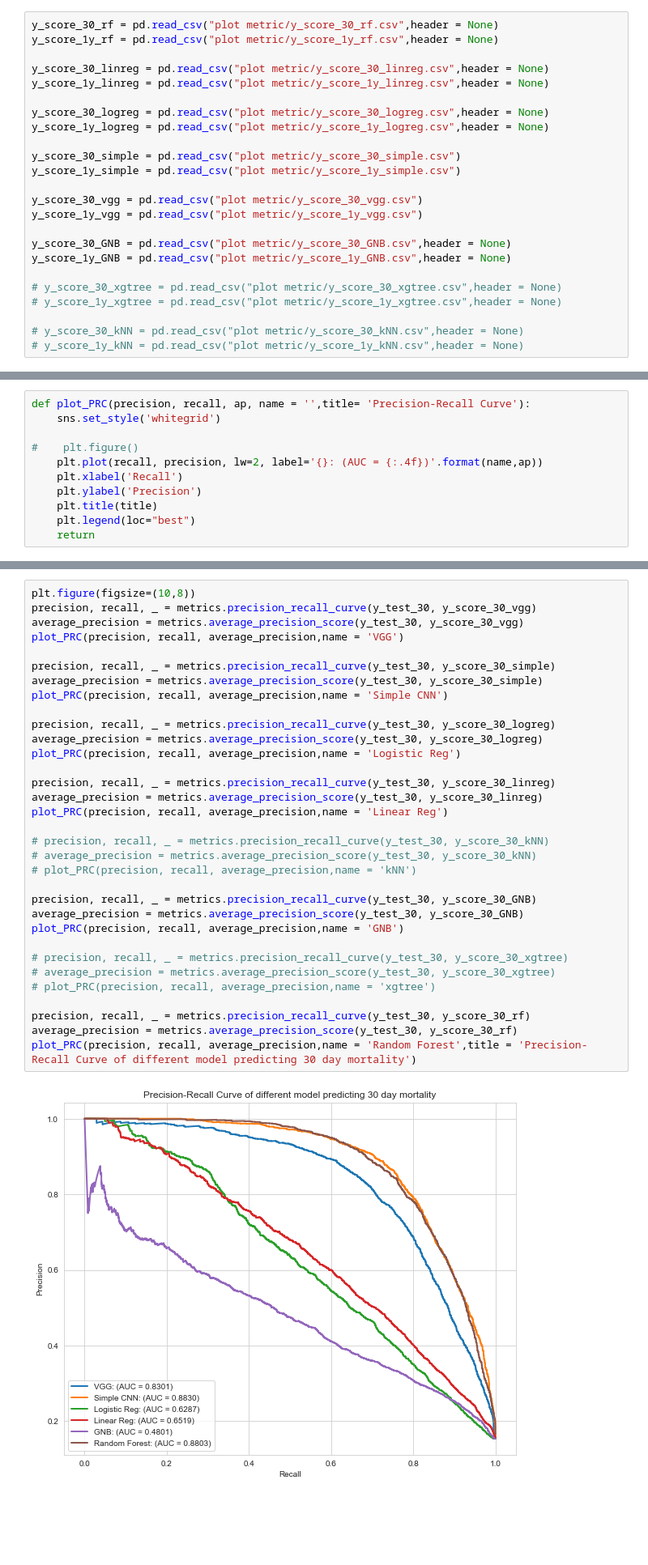
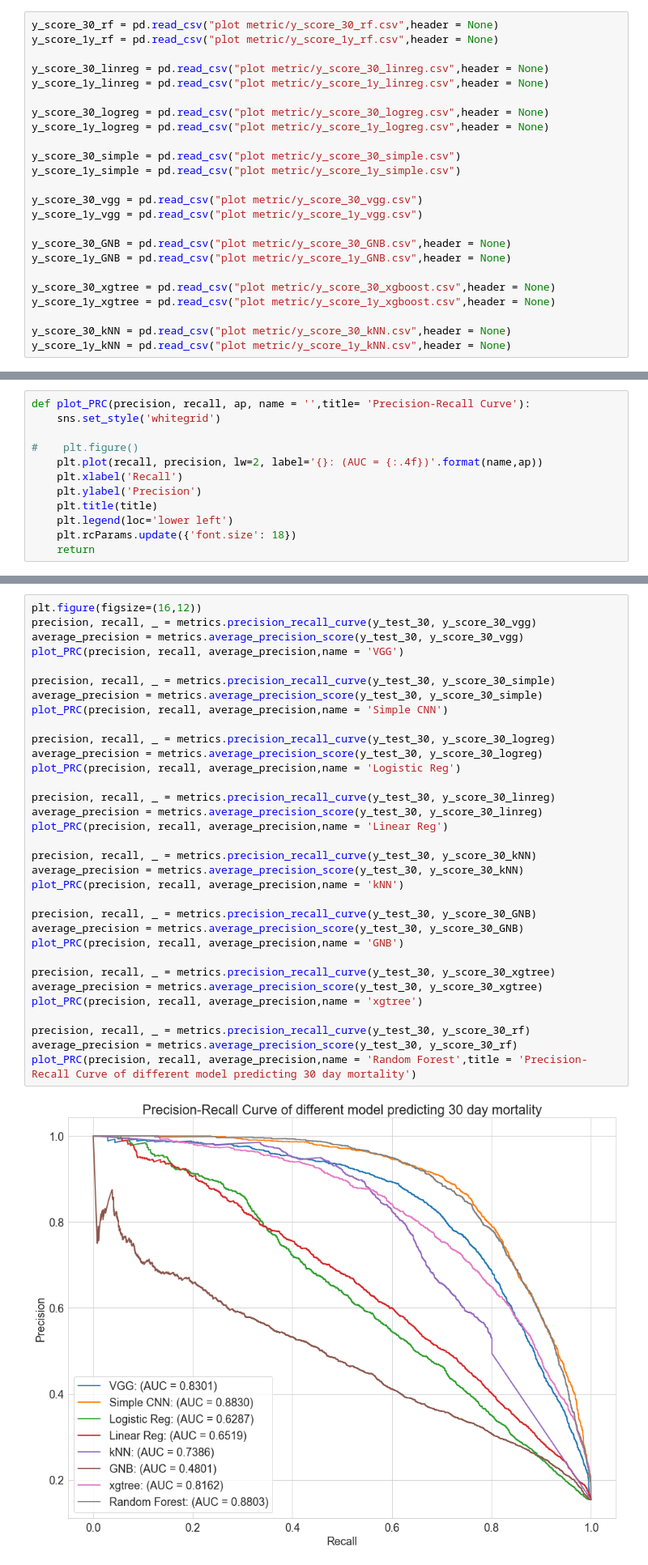
Before and after one commit to NicolasHu11/Short-Long-Term-Mortality-Prediction, a Jupyter notebook: Process Books/Plot ROC and PRC.ipynb, the cells around one changed output, grey strips where cells are left out. Shown at 81% size. Drawn from its saved outputs; the diff is of its cells as text; blank space fills up the shorter version.

```diff
--- a/Process Books/Plot ROC and PRC.ipynb
+++ b/Process Books/Plot ROC and PRC.ipynb
@@ -26,11 +26,11 @@ y_score_1y_vgg = pd.read_csv("plot metric/y_score_1y_vgg.csv")
 y_score_30_GNB = pd.read_csv("plot metric/y_score_30_GNB.csv",header = None)
 y_score_1y_GNB = pd.read_csv("plot metric/y_score_1y_GNB.csv",header = None)
 
-# y_score_30_xgtree = pd.read_csv("plot metric/y_score_30_xgtree.csv",header = None)
-# y_score_1y_xgtree = pd.read_csv("plot metric/y_score_1y_xgtree.csv",header = None)
+y_score_30_xgtree = pd.read_csv("plot metric/y_score_30_xgboost.csv",header = None)
+y_score_1y_xgtree = pd.read_csv("plot metric/y_score_1y_xgboost.csv",header = None)
 
-# y_score_30_kNN = pd.read_csv("plot metric/y_score_30_kNN.csv",header = None)
-# y_score_1y_kNN = pd.read_csv("plot metric/y_score_1y_kNN.csv",header = None)
+y_score_30_kNN = pd.read_csv("plot metric/y_score_30_kNN.csv",header = None)
+y_score_1y_kNN = pd.read_csv("plot metric/y_score_1y_kNN.csv",header = None)
 # %%
 test_1y = pd.read_csv("data_pp_test_1y.csv")
 test_30 = pd.read_csv("data_pp_test_30d.csv")
@@ -134,6 +136,7 @@ def plot_PRC(precision, recall, ap, name = '',title= 'Precision-Recall Curve'):
     plt.xlabel('Recall')
     plt.ylabel('Precision')
     plt.title(title)
-    plt.legend(loc="best")
+    plt.legend(loc='lower left')
+    plt.rcParams.update({'font.size': 18})
     return
 # %%
@@ -174,40 +177,40 @@ plot_PRC(precision, recall, average_precision,name = 'Random Forest',title = 'Pr
 # %% [markdown]
 # Plot Precision-Recall Curve of different models predicting 30 day mortality.
 # %%
-plt.figure(figsize=(10,8))
+plt.figure(figsize=(16,12))
 precision, recall, _ = metrics.precision_recall_curve(y_test_30, y_score_30_vgg)
 average_precision = metrics.average_precision_score(y_test_30, y_score_30_vgg)
 plot_PRC(precision, recall, average_precision,name = 'VGG')
 
 precision, recall, _ = metrics.precision_recall_curve(y_test_30, y_score_30_simple)
 average_precision = metrics.average_precision_score(y_test_30, y_score_30_simple)
 plot_PRC(precision, recall, average_precision,name = 'Simple CNN')
 
 precision, recall, _ = metrics.precision_recall_curve(y_test_30, y_score_30_logreg)
 average_precision = metrics.average_precision_score(y_test_30, y_score_30_logreg)
 plot_PRC(precision, recall, average_precision,name = 'Logistic Reg')
 
 precision, recall, _ = metrics.precision_recall_curve(y_test_30, y_score_30_linreg)
 average_precision = metrics.average_precision_score(y_test_30, y_score_30_linreg)
 plot_PRC(precision, recall, average_precision,name = 'Linear Reg')
 
-# precision, recall, _ = metrics.precision_recall_curve(y_test_30, y_score_30_kNN)
-# average_precision = metrics.average_precision_score(y_test_30, y_score_30_kNN)
-# plot_PRC(precision, recall, average_precision,name = 'kNN')
+precision, recall, _ = metrics.precision_recall_curve(y_test_30, y_score_30_kNN)
+average_precision = metrics.average_precision_score(y_test_30, y_score_30_kNN)
+plot_PRC(precision, recall, average_precision,name = 'kNN')
 
 precision, recall, _ = metrics.precision_recall_curve(y_test_30, y_score_30_GNB)
 average_precision = metrics.average_precision_score(y_test_30, y_score_30_GNB)
 plot_PRC(precision, recall, average_precision,name = 'GNB')
 
-# precision, recall, _ = metrics.precision_recall_curve(y_test_30, y_score_30_xgtree)
-# average_precision = metrics.average_precision_score(y_test_30, y_score_30_xgtree)
-# plot_PRC(precision, recall, average_precision,name = 'xgtree')
+precision, recall, _ = metrics.precision_recall_curve(y_test_30, y_score_30_xgtree)
+average_precision = metrics.average_precision_score(y_test_30, y_score_30_xgtree)
+plot_PRC(precision, recall, average_precision,name = 'xgtree')
 
 precision, recall, _ = metrics.precision_recall_curve(y_test_30, y_score_30_rf)
 average_precision = metrics.average_precision_score(y_test_30, y_score_30_rf)
 plot_PRC(precision, recall, average_precision,name = 'Random Forest',title = 'Precision-Recall Curve of different model predicting 30 day mortality')
 # %% [output]
-[figure, old version]
+[figure, new version]
 # %% [markdown]
 # Confusion matrix
 # %%
```
Also changed, not shown: parts of 7 cells of this notebook.
